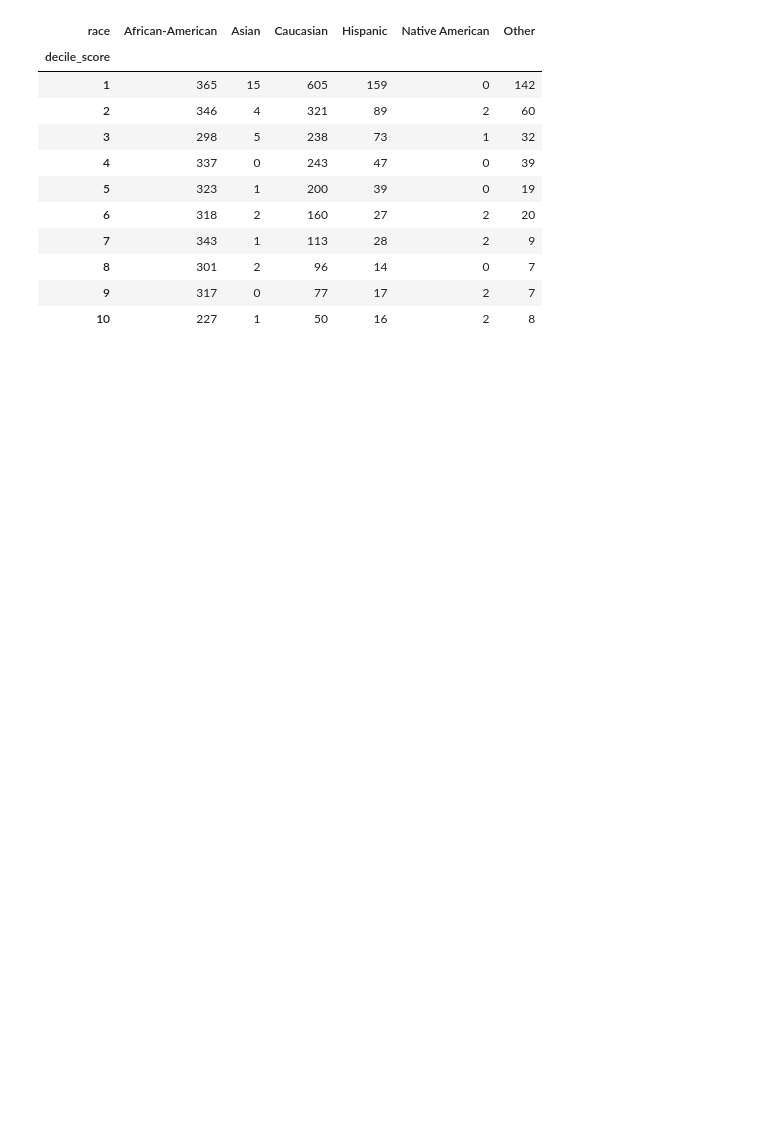
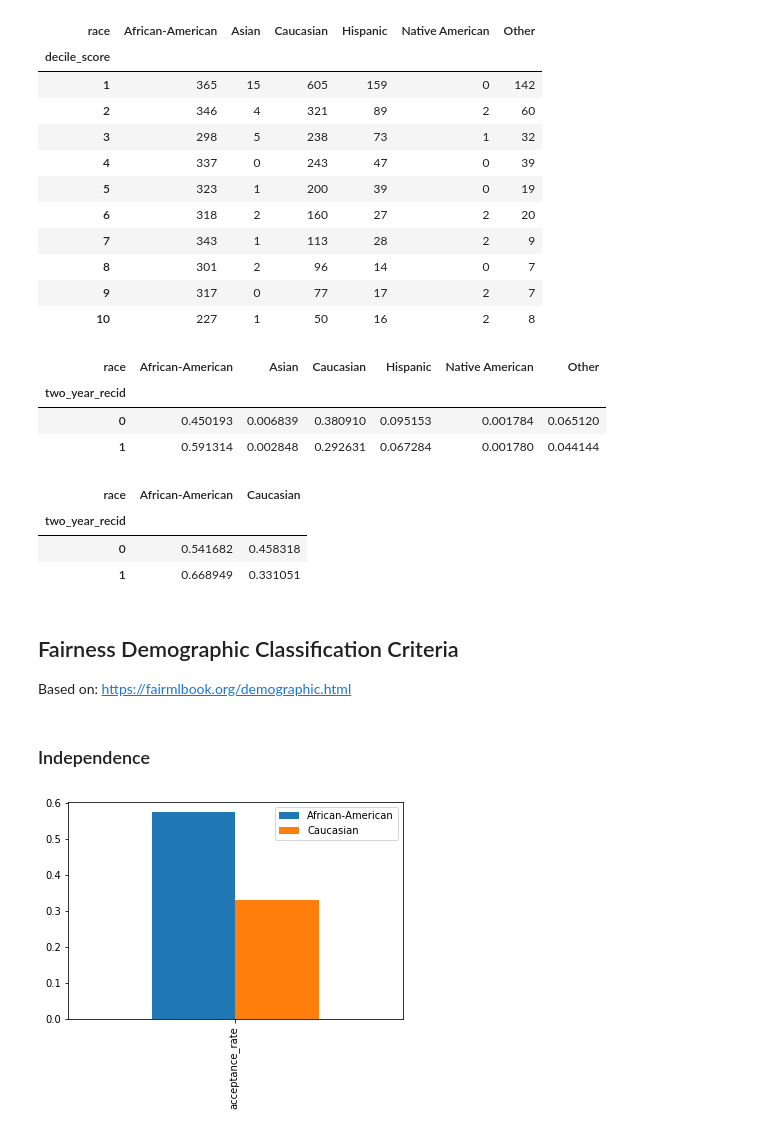
Before and after one commit to ResponsiblyAI/responsibly, a Jupyter notebook: docs/notebooks/demo-compas-analysis.ipynb, the cells around one changed output. Drawn from its saved outputs; the diff is of its cells as text; code cells hidden in the pictures; blank space fills up the shorter version.

```diff
--- a/docs/notebooks/demo-compas-analysis.ipynb
+++ b/docs/notebooks/demo-compas-analysis.ipynb
@@ -130,3 +137,23 @@ pd.crosstab(df['decile_score'], df['race'])
 | 8 | 301 | 2 | 96 | 14 | 0 | 7 |
 | 9 | 317 | 0 | 77 | 17 | 2 | 7 |
 | 10 | 227 | 1 | 50 | 16 | 2 | 8 |
+# %%
+pd.crosstab(df['two_year_recid'], df['race'], normalize='index')
+# %% [output]
+| race | African-American | Asian | Caucasian | Hispanic | Native American | Other |
+| two_year_recid |  |  |  |  |  |  |
+| 0 | 0.450193 | 0.006839 | 0.380910 | 0.095153 | 0.001784 | 0.065120 |
+| 1 | 0.591314 | 0.002848 | 0.292631 | 0.067284 | 0.001780 | 0.044144 |
+# %%
+pd.crosstab(df_race_focused['two_year_recid'],
+            df_race_focused['race'],
+            normalize='index')
+# %% [output]
+| race | African-American | Caucasian |
+| two_year_recid |  |  |
+| 0 | 0.541682 | 0.458318 |
+| 1 | 0.668949 | 0.331051 |
+# %% [markdown]
+## Fairness Demographic Classification Criteria
+
+Based on: https://fairmlbook.org/demographic.html
@@ -132,0 +169,2 @@ pd.crosstab(df['decile_score'], df['race'])
+# %% [markdown]
+### Independence
@@ -132,0 +176,9 @@ pd.crosstab(df['decile_score'], df['race'])
+# %%
+indp, indp_cmp = independence_binary((df_race_focused['decile_score'] > 4),
+                                     df_race_focused['race'],
+                                     'Caucasian',
+                                     as_df=True)
+# %%
+indp.plot(kind='bar');
+# %% [output]
+[figure, added]
```
Also changed, not shown: parts of 22 cells of this notebook, 18 other files.
